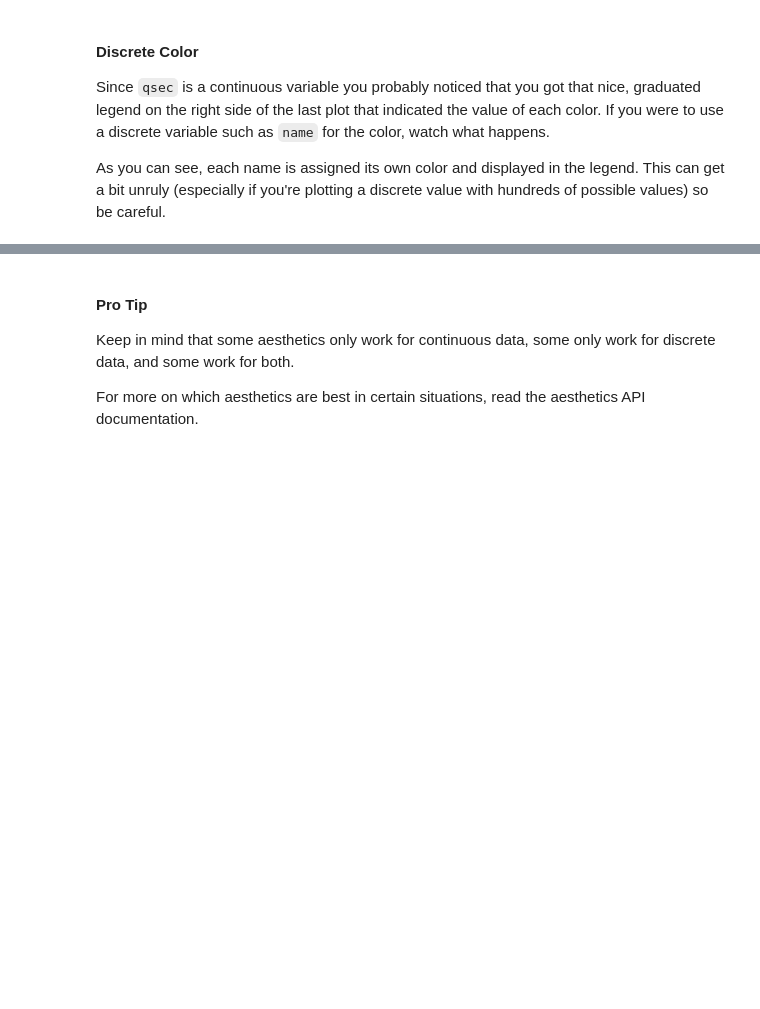
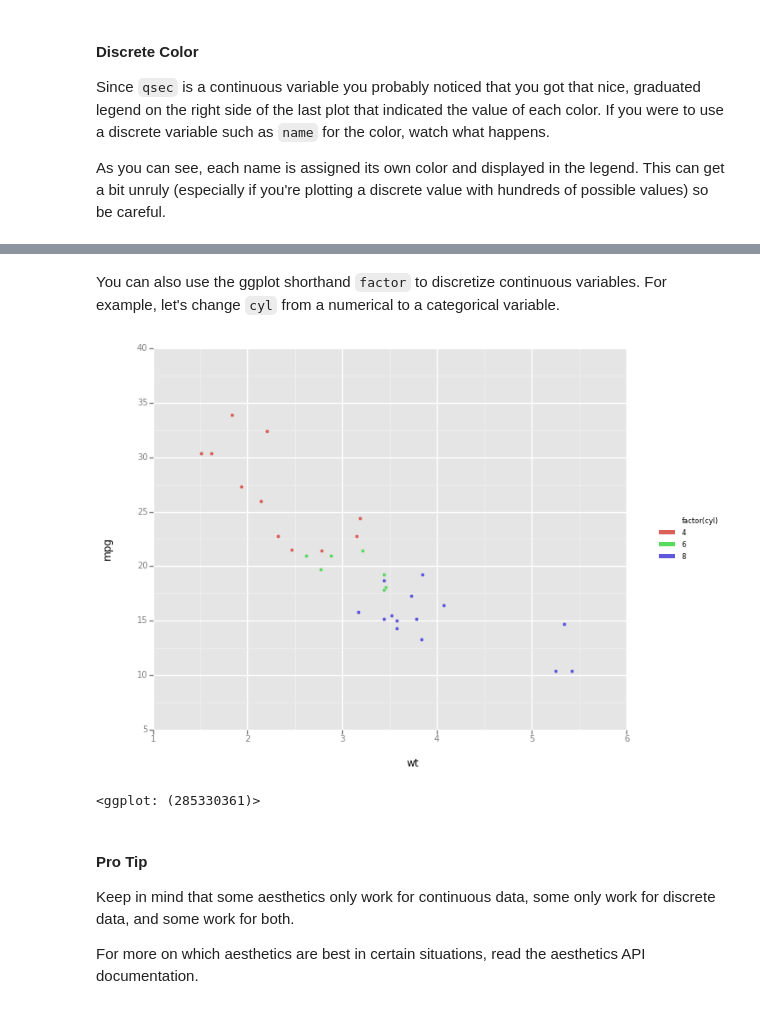
Before and after one commit to yhat/ggpy, a Jupyter notebook: docs/how-to/Making a Scatter Plot.ipynb, the cells around one changed output, grey strips where cells are left out. Saved outputs shown, nothing was run; the diff lists cells and outputs as text; code cells hidden in the pictures; blank space fills up the shorter version.

```diff
--- a/docs/how-to/Making a Scatter Plot.ipynb
+++ b/docs/how-to/Making a Scatter Plot.ipynb
@@ -49,3 +49,10 @@ p
+# %% [markdown]
+You can also use the ggplot shorthand `factor` to discretize continuous variables. For example, let's change `cyl` from a numerical to a categorical variable.
+# %%
+ggplot(mtcars, aes(x='wt', y='mpg', color='factor(cyl)')) + geom_point()
+# %% [output]
+[figure, added]
+<ggplot: (285330361)>
 # %% [markdown]
 #### Pro Tip
 Keep in mind that some aesthetics only work for continuous data, some only work for discrete data, and some work for both.
```
Also changed, not shown: parts of 3 cells of this notebook, 7 other files.
